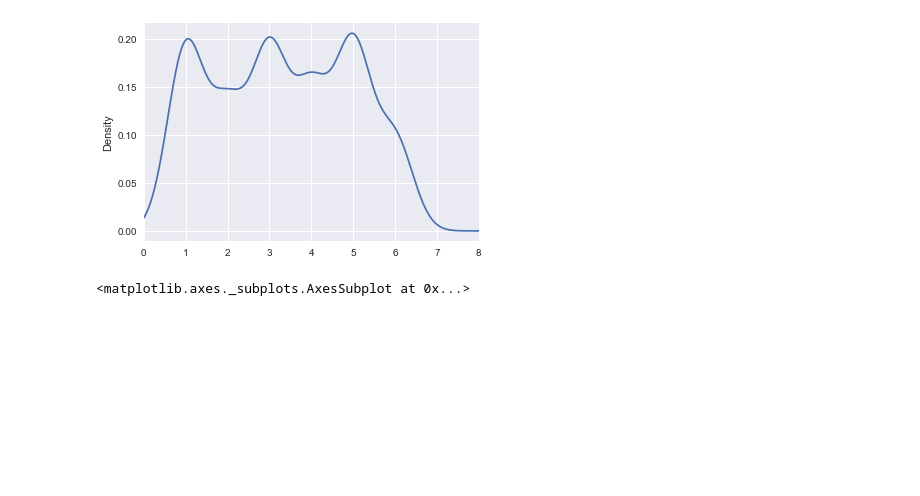
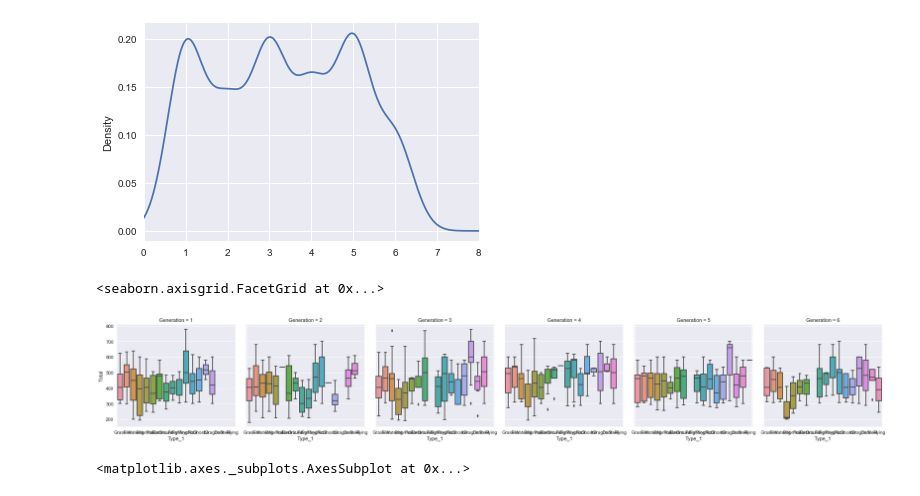
Before and after one commit to danidipinto/Pokemon, a Jupyter notebook: Pokemon.ipynb, the cells around one changed output. Saved outputs shown, nothing was run; the diff lists cells and outputs as text; code cells hidden in the pictures; blank space fills up the shorter version.

```diff
--- a/Pokemon.ipynb
+++ b/Pokemon.ipynb
@@ -96,6 +101,18 @@ df.Generation.plot(kind='density', xlim=(0, 8))
 # %% [output]
 <matplotlib.axes._subplots.AxesSubplot at 0x...>
 [figure]
+# %%
+sb.factorplot(
+    col='Generation',
+    x='Type_1',
+    y='Total',
+    data=df,
+    kind='box'
+)
+#look at total metric across generations
+# %% [output]
+<seaborn.axisgrid.FacetGrid at 0x...>
+[figure, added]
 # %%
 # add transparency
 df.plot(kind='scatter', x='Pokemon_Number', y='Attack', alpha=0.3)
```
Also changed, not shown: parts of 23 cells of this notebook, 3 other files.
